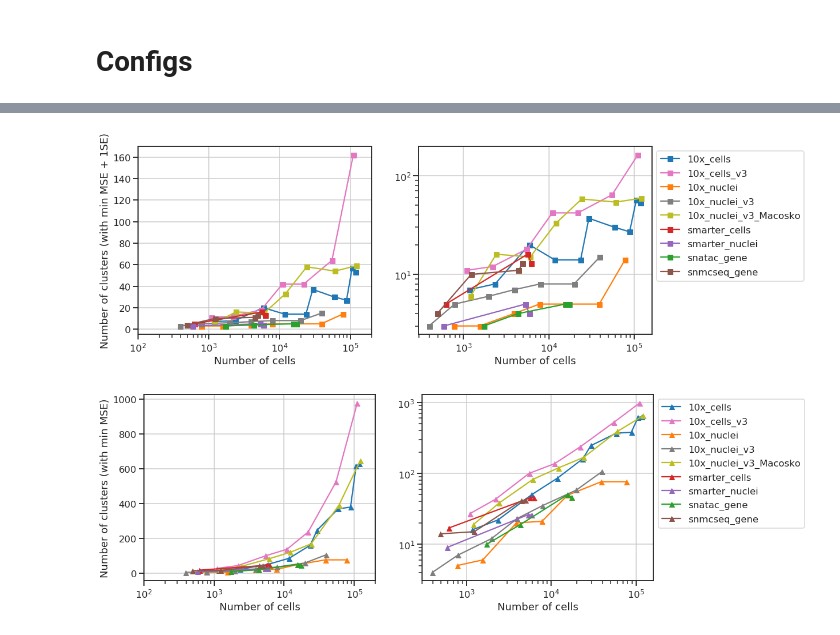
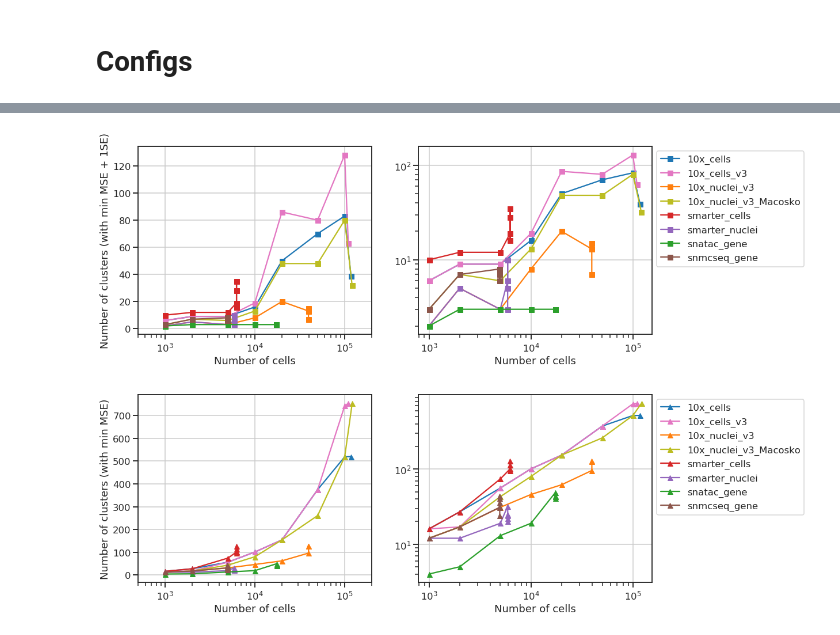
Before and after one commit to mukamel-lab/BICCN-Mouse-MOp, a Jupyter notebook: fig4/cocluster-cross-validation-scf-vis.ipynb, the cells around one changed output, grey strips where cells are left out. Cells and saved outputs as stored; diff of their text form; code cells hidden in the pictures.

```diff
--- a/fig4/cocluster-cross-validation-scf-vis.ipynb
+++ b/fig4/cocluster-cross-validation-scf-vis.ipynb
@@ -26,7 +26,8 @@ import cluster_cv_utils
 importlib.reload(cluster_cv_utils)
 from cluster_cv_utils import *
 # %%
-analysis_name = 'summary_one_dataset_cv_190719'
+analysis_name = 'summary_scf_8mods_cv_190724'
+name_format = 'mop_cv_scf_8mods_n{}_190724'
 output_figure_dir = '/cndd/fangming/CEMBA/data/MOp_all/results/figures'
 # %% [markdown]
 # Configs
@@ -38,5 +39,5 @@ logging.info('*')
 # %%
-DATA_DIR = '/cndd/fangming/CEMBA/data/MOp_all/organized_neurons_v6'
+DATA_DIR = '/cndd/fangming/CEMBA/data/MOp_all/organized_neurons_v8'
 
 # fixed dataset configs
 sys.path.insert(0, DATA_DIR)
@@ -50,20 +51,19 @@ hvftrs_gene = os.path.join(DATA_DIR, '{0}_hvfeatures.gene')
 hvftrs_cell = os.path.join(DATA_DIR, '{0}_hvfeatures.cell')
 # %%
 # ps = np.linspace(0.1, 1, 10)[::-1]
-ps = [0.1, 0.2, 0.3, 0.4, 0.5, 0.6, 0.7, 0.8, 0.9, 1, 0.25, 0.75, 0.01, 0.02, 0.05]
-ps = np.sort(ps)
+# resolutions = [0.1, 0.2, 0.5, 1, 2, 3, 4, 6, 8, 12, 16, 20, 30, 40, 60, 80, 100]
+ns = [1000, 2000, 5000, 10000, 20000, 50000, 100000, 200000]
+ns = np.sort(ns)
 mods_selected = [
     'snmcseq_gene',
     'snatac_gene',
     'smarter_cells',
     'smarter_nuclei',
     '10x_cells',
-    '10x_nuclei',
     '10x_cells_v3',
     '10x_nuclei_v3',
     '10x_nuclei_v3_Macosko',
     ]
-resolutions = [0.5, 1, 2, 3, 4, 6, 8, 12, 16, 20, 30, 40, 60, 80, 100]
-logging.info(ps)
+logging.info(ns)
 logging.info(' '.join(mods_selected))
 # %% [output]
@@ -73,3 +72,13 @@ logging.info(' '.join(mods_selected))
+# %%
+
+for n in ns:
+    name = name_format.format(n)
+    outdir = '/cndd/fangming/CEMBA/data/MOp_all/results'
+    output_results = outdir + '/cross_validation_results_{}.pkl'.format(name)
+    output_pcX_all = outdir + '/pcX_all_{}.npy'.format(name)
+    output_cells_all = outdir + '/cells_all_{}.npy'.format(name)
+    output_clst_and_umap = outdir + '/intg_summary_{}.tsv'.format(name)
+    output_figures = outdir + '/figures/{}_{{}}.{{}}'.format(name)
 # %%
 
 output = os.path.join(output_figure_dir, analysis_name+'_0.pdf')
@@ -181,27 +186,28 @@ plt.show()
 # %%
 output = os.path.join(output_figure_dir, analysis_name+'_1.pdf')
 fig, axs = plt.subplots(1,2, figsize=(8*2, 6))
 for i, ax in enumerate(axs):
     for mod, df_sub in res_sum_sum.groupby('mod'):
         df_sub = df_sub.sort_values('n_cell')
         x = df_sub['n_cell'].values
         y = df_sub['n_clst_1se'].values
         c = settings[mod].color
         ax.plot(x, y, '-s', color=c, label=mod)
 
     ax.set_xscale('log', basex=10)
     ax.set_xlabel('Number of cells')
     if i == 0:
         ax.set_ylabel('Number of clusters (with min MSE + 1SE)')
-        ax.set_xlim([1e2, 2e5])
+        ax.set_xlim([1e3-5e2, 2e5])
     else:
         ax.legend(bbox_to_anchor=(1,1))
-        ax.set_yscale('log')
+        ax.set_yscale('log', basey=10)
 #         ax.set_ylim([0,60])
+#     ax.set_ylim([0.8, ax.get_ylim()[1]])
 fig.savefig(output, bbox_inches='tight')
 plt.show()
 # %% [output]
-[figure, old version]
+[figure, new version]
 # %%
 output = os.path.join(output_figure_dir, analysis_name+'_2.pdf')
 fig, axs = plt.subplots(1,2, figsize=(8*2, 6))
@@ -211,17 +217,17 @@ for i, ax in enumerate(axs):
         x = df_sub['n_cell'].values
         y = df_sub['n_clst_min'].values
         c = settings[mod].color
-        ax.plot(x, y, '-^', color=c, label=mod)
+        ax.plot(x, y, '-^', color=c, label=mod, alpha=1, zorder=2)
 
     ax.set_xscale('log', basex=10)
     ax.set_xlabel('Number of cells')
     if i == 0:
         ax.set_ylabel('Number of clusters (with min MSE)')
-        ax.set_xlim([1e2, 2e5])
+        ax.set_xlim([1e3-5e2, 2e5])
     else:
         ax.legend(bbox_to_anchor=(1,1))
         ax.set_yscale('log')
 fig.savefig(output, bbox_inches='tight')
 plt.show()
 # %% [output]
-[figure, old version]
+[figure, new version]
```
Also changed, not shown: parts of 5 cells of this notebook, 25 other files.
